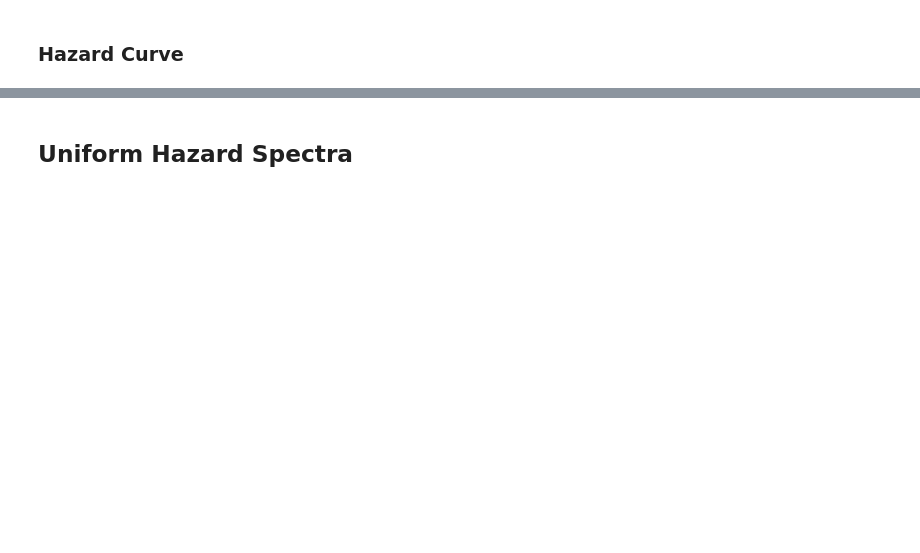
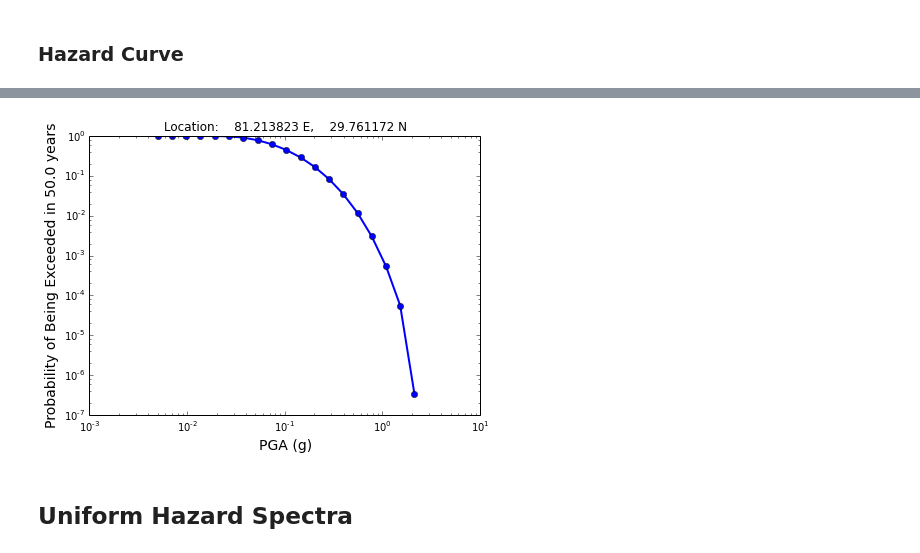
Before and after one commit to GEMScienceTools/rmtk, a Jupyter notebook: rmtk/plotting/hazard_outputs/hazard_output_plotting.ipynb, the cells around one changed output, grey strips where cells are left out. Drawn from its saved outputs; the diff is of its cells as text; code cells hidden in the pictures; blank space fills up the shorter version.

Commit message:
add Catas hazard outputs

```diff
--- a/rmtk/plotting/hazard_outputs/hazard_output_plotting.ipynb
+++ b/rmtk/plotting/hazard_outputs/hazard_output_plotting.ipynb
@@ -9,7 +7,7 @@ ImportError: No module named nrmllib.hazard.parsers
 # %% [markdown]
 ### Hazard Curve
 # %%
-hazard_curve_file = "../sample_outputs/hazard/hazard_curves_short.xml"
+hazard_curve_file = "../sample_outputs/hazard/hazard_curves.xml"
 hazard_curves = HazardCurve(hazard_curve_file)
 # %%
 hazard_curves.loc_list
@@ -18,3 +32,7 @@ hazard_curves.plot("-122.874442|42.029656")
+# %%
+hazard_curves.plot("81.213823|29.761172")
+# %% [output]
+[figure, added]
 # %% [markdown]
 ## Uniform Hazard Spectra
 # %%
```
Also changed, not shown: parts of 6 cells of this notebook, 5 other files.
